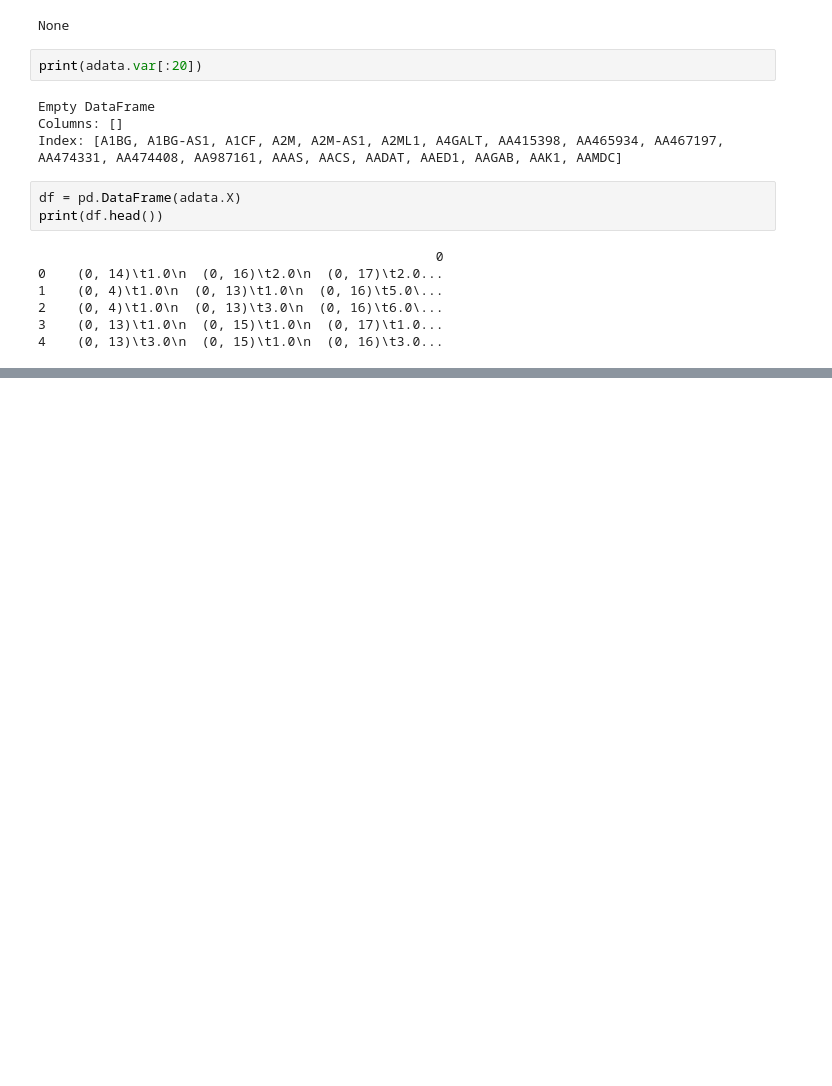
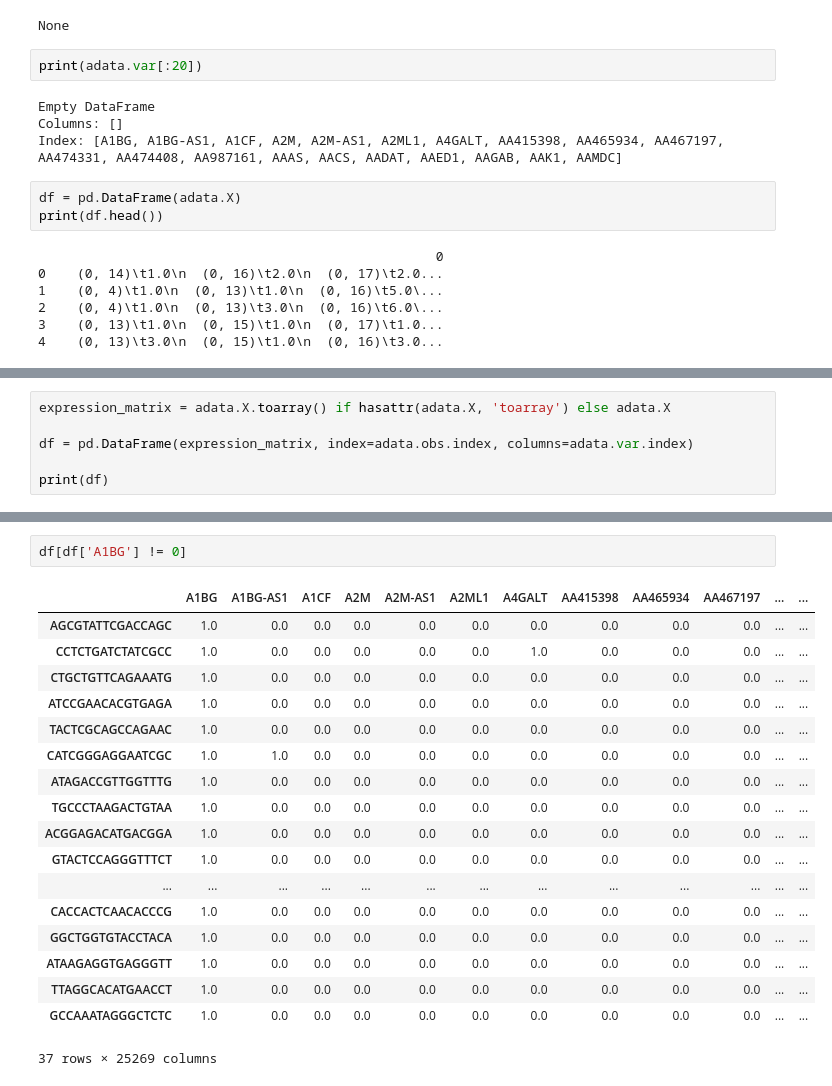
Before and after one commit to huyingguo/Hackathon-Summer-2023, a Jupyter notebook: test.ipynb, the cells around one changed output, grey strips where cells are left out. Saved outputs shown, nothing was run; the diff lists cells and outputs as text; blank space fills up the shorter version.

Commit message:
More grasp of the matrix

```diff
--- a/test.ipynb
+++ b/test.ipynb
@@ -160,0 +153,6 @@ Index: [A1BG, A1BG-AS1, A1CF, A2M, A2M-AS1]
+# %%
+expression_matrix = adata.X.toarray() if hasattr(adata.X, 'toarray') else adata.X
+
+df = pd.DataFrame(expression_matrix, index=adata.obs.index, columns=adata.var.index)
+
+print(df)
@@ -160,0 +177,21 @@ Index: [A1BG, A1BG-AS1, A1CF, A2M, A2M-AS1]
+# %%
+df[df['A1BG'] != 0]
+# %% [output]
+|  | A1BG | A1BG-AS1 | A1CF | A2M | A2M-AS1 | A2ML1 | A4GALT | AA415398 | AA465934 | AA467197 | ... | ... |
+| AGCGTATTCGACCAGC | 1.0 | 0.0 | 0.0 | 0.0 | 0.0 | 0.0 | 0.0 | 0.0 | 0.0 | 0.0 | ... | ... |
+| CCTCTGATCTATCGCC | 1.0 | 0.0 | 0.0 | 0.0 | 0.0 | 0.0 | 1.0 | 0.0 | 0.0 | 0.0 | ... | ... |
+| CTGCTGTTCAGAAATG | 1.0 | 0.0 | 0.0 | 0.0 | 0.0 | 0.0 | 0.0 | 0.0 | 0.0 | 0.0 | ... | ... |
+| ATCCGAACACGTGAGA | 1.0 | 0.0 | 0.0 | 0.0 | 0.0 | 0.0 | 0.0 | 0.0 | 0.0 | 0.0 | ... | ... |
+| TACTCGCAGCCAGAAC | 1.0 | 0.0 | 0.0 | 0.0 | 0.0 | 0.0 | 0.0 | 0.0 | 0.0 | 0.0 | ... | ... |
+| CATCGGGAGGAATCGC | 1.0 | 1.0 | 0.0 | 0.0 | 0.0 | 0.0 | 0.0 | 0.0 | 0.0 | 0.0 | ... | ... |
+| ATAGACCGTTGGTTTG | 1.0 | 0.0 | 0.0 | 0.0 | 0.0 | 0.0 | 0.0 | 0.0 | 0.0 | 0.0 | ... | ... |
+| TGCCCTAAGACTGTAA | 1.0 | 0.0 | 0.0 | 0.0 | 0.0 | 0.0 | 0.0 | 0.0 | 0.0 | 0.0 | ... | ... |
+| ACGGAGACATGACGGA | 1.0 | 0.0 | 0.0 | 0.0 | 0.0 | 0.0 | 0.0 | 0.0 | 0.0 | 0.0 | ... | ... |
+| GTACTCCAGGGTTTCT | 1.0 | 0.0 | 0.0 | 0.0 | 0.0 | 0.0 | 0.0 | 0.0 | 0.0 | 0.0 | ... | ... |
+| ... | ... | ... | ... | ... | ... | ... | ... | ... | ... | ... | ... | ... |
+| CACCACTCAACACCCG | 1.0 | 0.0 | 0.0 | 0.0 | 0.0 | 0.0 | 0.0 | 0.0 | 0.0 | 0.0 | ... | ... |
+| GGCTGGTGTACCTACA | 1.0 | 0.0 | 0.0 | 0.0 | 0.0 | 0.0 | 0.0 | 0.0 | 0.0 | 0.0 | ... | ... |
+| ATAAGAGGTGAGGGTT | 1.0 | 0.0 | 0.0 | 0.0 | 0.0 | 0.0 | 0.0 | 0.0 | 0.0 | 0.0 | ... | ... |
+| TTAGGCACATGAACCT | 1.0 | 0.0 | 0.0 | 0.0 | 0.0 | 0.0 | 0.0 | 0.0 | 0.0 | 0.0 | ... | ... |
+| GCCAAATAGGGCTCTC | 1.0 | 0.0 | 0.0 | 0.0 | 0.0 | 0.0 | 0.0 | 0.0 | 0.0 | 0.0 | ... | ... |
+37 rows × 25269 columns
```
Also changed, not shown: parts of 4 cells of this notebook.
